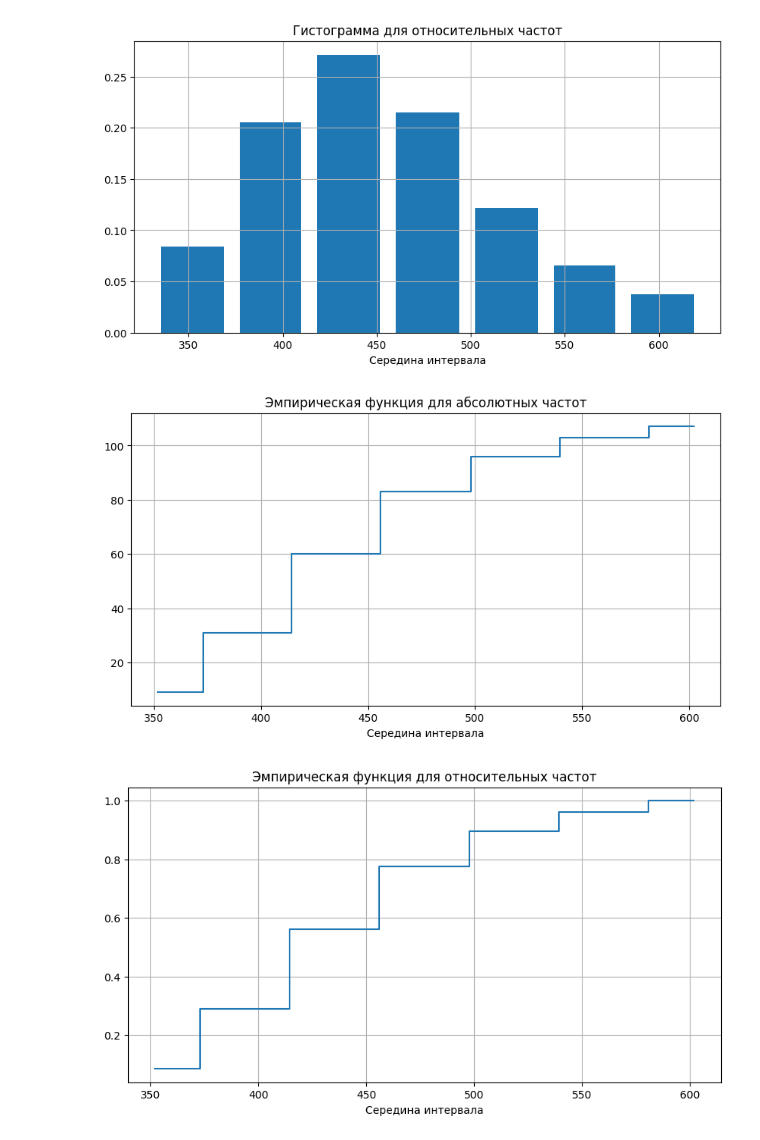
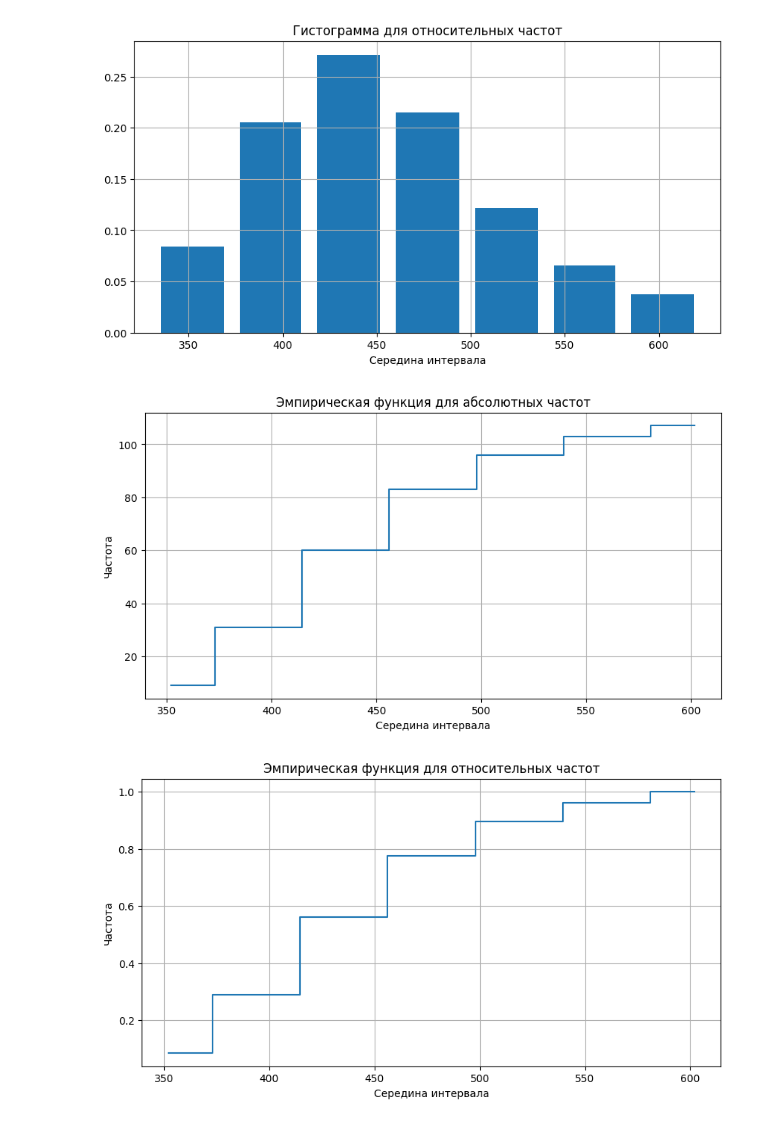
Before and after one commit to the-mvi/smedh-2023, a Jupyter notebook: 9383_Rybnikov_RA_Sergienkova_AA/task1.ipynb, the cells around one changed output. Drawn from its saved outputs; the diff is of its cells as text; code cells hidden in the pictures.

```diff
--- a/9383_Rybnikov_RA_Sergienkova_AA/task1.ipynb
+++ b/9383_Rybnikov_RA_Sergienkova_AA/task1.ipynb
@@ -300,19 +301,21 @@ plt.figure(figsize=(10,5))
 plt.step(x=midpoints, y=accum_abs_freq, where='mid')
 
 plt.xlabel('Середина интервала')
+plt.ylabel('Частота')
 plt.title('Эмпирическая функция для абсолютных частот')
 plt.grid()
 # %% [output]
-[figure, old version]
+[figure, new version]
 # %%
 plt.figure(figsize=(10,5))
 plt.step(x=midpoints, y=accum_relative_freq, where='mid')
 
 plt.xlabel('Середина интервала')
+plt.ylabel('Частота')
 plt.title('Эмпирическая функция для относительных частот')
 plt.grid()
 # %% [output]
-[figure, old version]
+[figure, new version]
 # %% [markdown]
 ## Выводы
 
```
Also changed, not shown: parts of 5 cells of this notebook.
